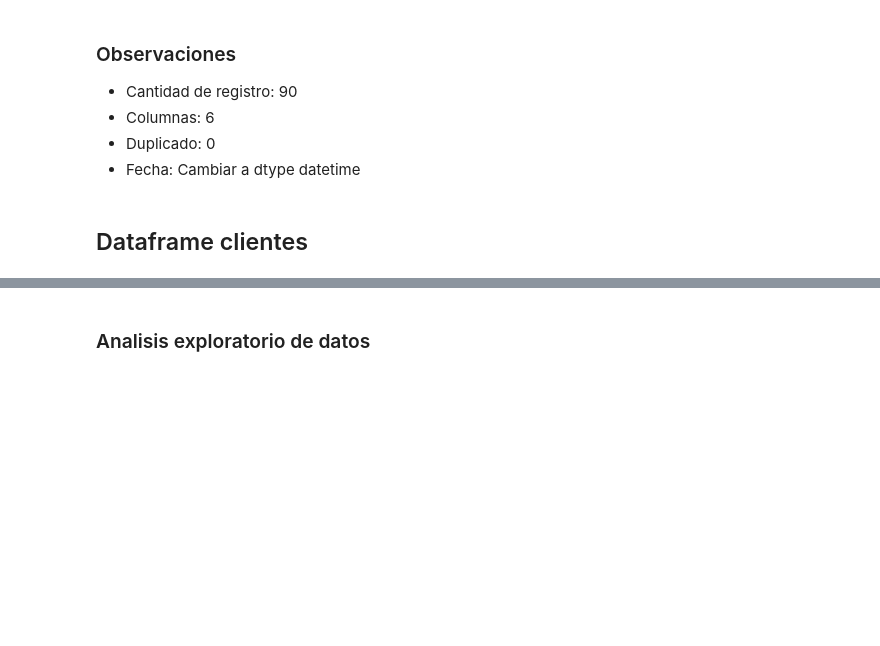
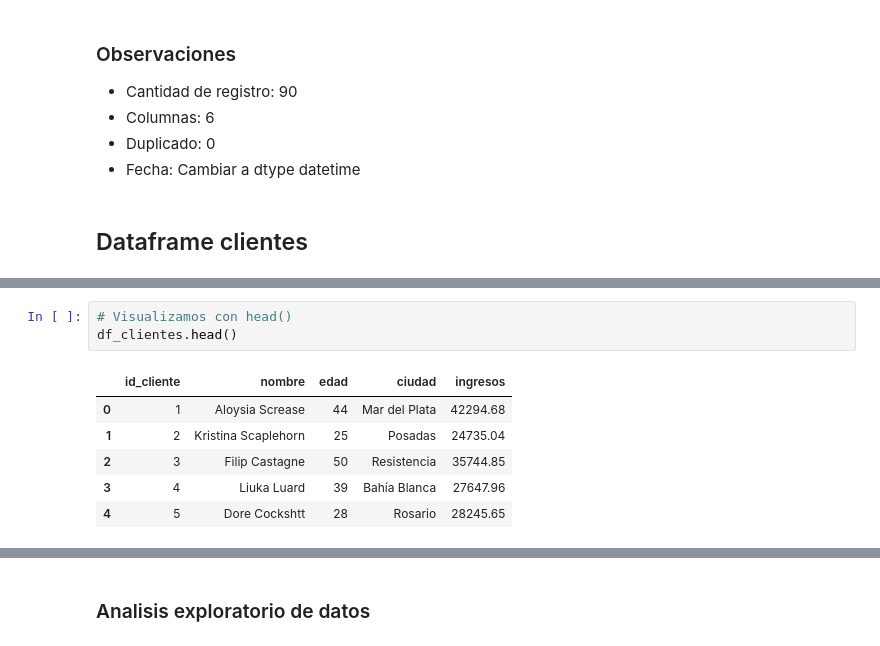
Before and after one commit to CppR-Repo/TT-2C2025-Data-Analitycs-Notebooks, a Jupyter notebook: PreEntrega/MiPre-entrega/Pre-entrega.ipynb, the cells around one changed output, grey strips where cells are left out. Cells and saved outputs as stored; diff of their text form; blank space fills up the shorter version.

```diff
--- a/PreEntrega/MiPre-entrega/Pre-entrega.ipynb
+++ b/PreEntrega/MiPre-entrega/Pre-entrega.ipynb
@@ -324,0 +341,10 @@ np.int64(0)
+# %%
+# Visualizamos con head()
+df_clientes.head()
+# %% [output]
+|  | id_cliente | nombre | edad | ciudad | ingresos |
+| 0 | 1 | Aloysia Screase | 44 | Mar del Plata | 42294.68 |
+| 1 | 2 | Kristina Scaplehorn | 25 | Posadas | 24735.04 |
+| 2 | 3 | Filip Castagne | 50 | Resistencia | 35744.85 |
+| 3 | 4 | Liuka Luard | 39 | Bahía Blanca | 27647.96 |
+| 4 | 5 | Dore Cockshtt | 28 | Rosario | 28245.65 |
```
Also changed, not shown: parts of 6 cells of this notebook.
